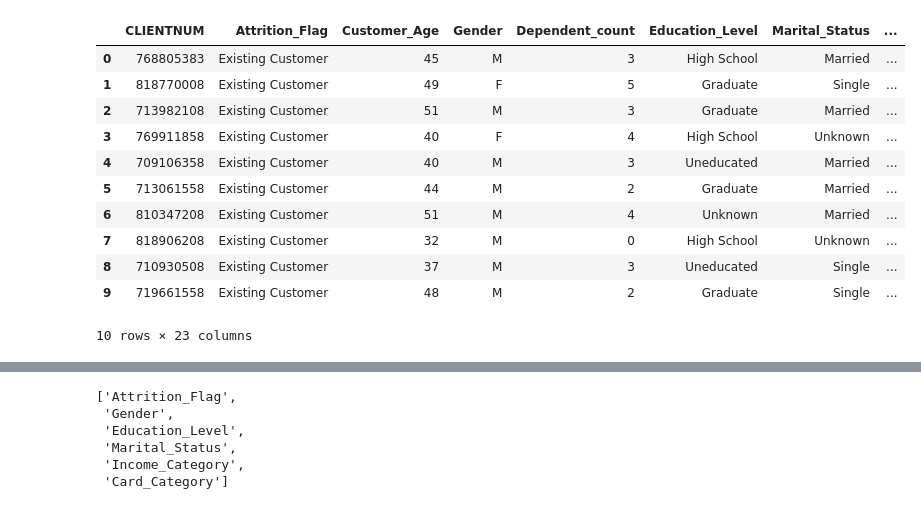
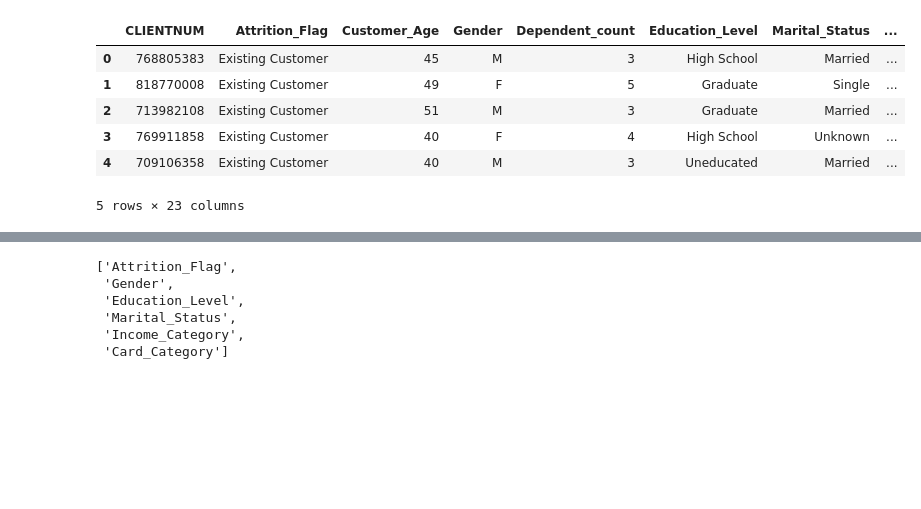
Before and after one commit to mbhat83/P2_test, a Jupyter notebook: Test2.ipynb, the cells around one changed output, grey strips where cells are left out. Cells and saved outputs as stored; diff of their text form; code cells hidden in the pictures; blank space fills up the shorter version.

```diff
--- a/Test2.ipynb
+++ b/Test2.ipynb
@@ -15,17 +17,12 @@ import warnings
 warnings.filterwarnings('ignore')
 # %%
 bank_df = pd.read_csv(Path('./Resources/bankchurners.csv'))
-bank_df.head(10)
+bank_df.head()
 # %% [output]
 |  | CLIENTNUM | Attrition_Flag | Customer_Age | Gender | Dependent_count | Education_Level | Marital_Status | ... |
 | 0 | 768805383 | Existing Customer | 45 | M | 3 | High School | Married | ... |
 | 1 | 818770008 | Existing Customer | 49 | F | 5 | Graduate | Single | ... |
 | 2 | 713982108 | Existing Customer | 51 | M | 3 | Graduate | Married | ... |
 | 3 | 769911858 | Existing Customer | 40 | F | 4 | High School | Unknown | ... |
 | 4 | 709106358 | Existing Customer | 40 | M | 3 | Uneducated | Married | ... |
-| 5 | 713061558 | Existing Customer | 44 | M | 2 | Graduate | Married | ... |
-| 6 | 810347208 | Existing Customer | 51 | M | 4 | Unknown | Married | ... |
-| 7 | 818906208 | Existing Customer | 32 | M | 0 | High School | Unknown | ... |
-| 8 | 710930508 | Existing Customer | 37 | M | 3 | Uneducated | Single | ... |
-| 9 | 719661558 | Existing Customer | 48 | M | 2 | Graduate | Single | ... |
-10 rows × 23 columns
+5 rows × 23 columns
```
Also changed, not shown: parts of 37 cells of this notebook.
